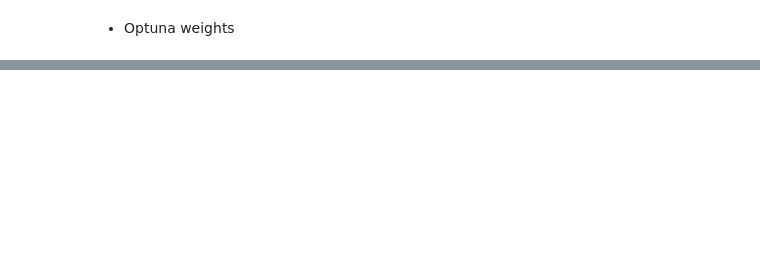
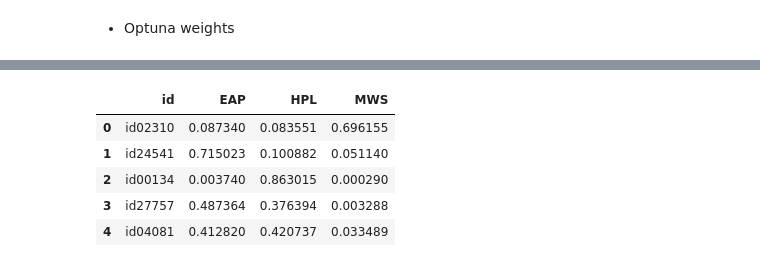
Before and after one commit to hardboyvino/kaggle_competition, a Jupyter notebook: writers_predictions/ml_models_bert_large_uncased.ipynb, the cells around one changed output, grey strips where cells are left out. Drawn from its saved outputs; the diff is of its cells as text; code cells hidden in the pictures; blank space fills up the shorter version.

Commit message:
Ensemble ML models on BERT large uncased dataset

```diff
--- a/writers_predictions/ml_models_bert_large_uncased.ipynb
+++ b/writers_predictions/ml_models_bert_large_uncased.ipynb
@@ -33,6 +34,7 @@ train = pd.read_csv('bert_large_uncased_baseline_train.csv')
 test = pd.read_csv('bert_large_uncased_baseline_test.csv')
 
 target_data = pd.read_csv('train.csv')['author']
+test_index = pd.read_csv('test.csv')['id']
 
 train.shape, test.shape, target_data.shape
 # %% [output]
@@ -262,7 +292,4 @@ y_vals = np.concatenate(y_vals)
 # %%
-import optuna
-from sklearn.metrics import mean_absolute_error
-
 # Define the objective function for Optuna
 def objective(trial):
     # List of all model predictions
@@ -289,14 +316,14 @@ def objective(trial):
     # Compute the blended predictions
     blended_preds = sum(w * p for w, p in zip(selected_weights, selected_preds))
 
-    # Compute the MAE
-    mae = mean_absolute_error(y_vals, blended_preds)
+    # Compute the Log Loss
+    ll = log_loss(y_vals, blended_preds)
 
-    return mae
+    return ll
 
 # Create an Optuna study and optimize
-study = optuna.create_study(direction='minimize', study_name='mae_with_bert')
-study.optimize(objective, n_trials=500)
+study = optuna.create_study(direction='minimize', study_name='log_loss_with_bert')
+study.optimize(objective, n_trials=1000)
 
 # Print the best parameters and score
 print('Best trial:')
@@ -305,5 +332,3 @@ print('  Value: {}'.format(trial.value))
 print('  Params: ')
 for key, value in trial.params.items():
     print('    {}: {}'.format(key, value))
-
-#   Value: 0.21366240098504596
@@ -446,4 +420,14 @@ ensemble_score
+# %%
+# Make final ensemble predictions with the best weights
+final_ensemble_pred = (select_model_1 * best_w1 * model1.predict_proba(test)) + \
+                        (select_model_2 * best_w2 * model2.predict_proba(test)) + \
+                        (select_model_3 * best_w3 * model3.predict_proba(test)) + \
+                        (select_model_4 * best_w4 * model4.predict_proba(test)) + \
+                        (select_model_5 * best_w5 * model5.predict_proba(test)) + \
+                        (select_model_6 * best_w6 * model6.predict_proba(test)) + \
+                        (select_model_7 * best_w7 * model7.predict_proba(test)) + \
+                        (select_model_8 * best_w8 * model8.predict_proba(test)) + \
+                        (select_model_9 * best_w9 * model9.predict_proba(test))
 # %%
-final_ensemble_pred_df = pd.DataFrame(final_ensemble_pred, columns=['Predicted'])
-
-test_true_pred_df = pd.concat([target_test_data, final_ensemble_pred_df], axis=1)
+final_ensemble_pred_df = pd.DataFrame(final_ensemble_pred, columns=le.classes_)
+final_ensemble_pred_df.head()
@@ -453,0 +441,10 @@ test_true_pred_df.sort_values(by='vps', ascending=False).iloc[[12, 22, 32, 42, 5
+# %%
+submission_df = pd.concat([test_index, final_ensemble_pred_df], axis=1)
+submission_df.head()
+# %% [output]
+|  | id | EAP | HPL | MWS |
+| 0 | id02310 | 0.087340 | 0.083551 | 0.696155 |
+| 1 | id24541 | 0.715023 | 0.100882 | 0.051140 |
+| 2 | id00134 | 0.003740 | 0.863015 | 0.000290 |
+| 3 | id27757 | 0.487364 | 0.376394 | 0.003288 |
+| 4 | id04081 | 0.412820 | 0.420737 | 0.033489 |
```
Also changed, not shown: parts of 13 cells of this notebook, 10 other files.
